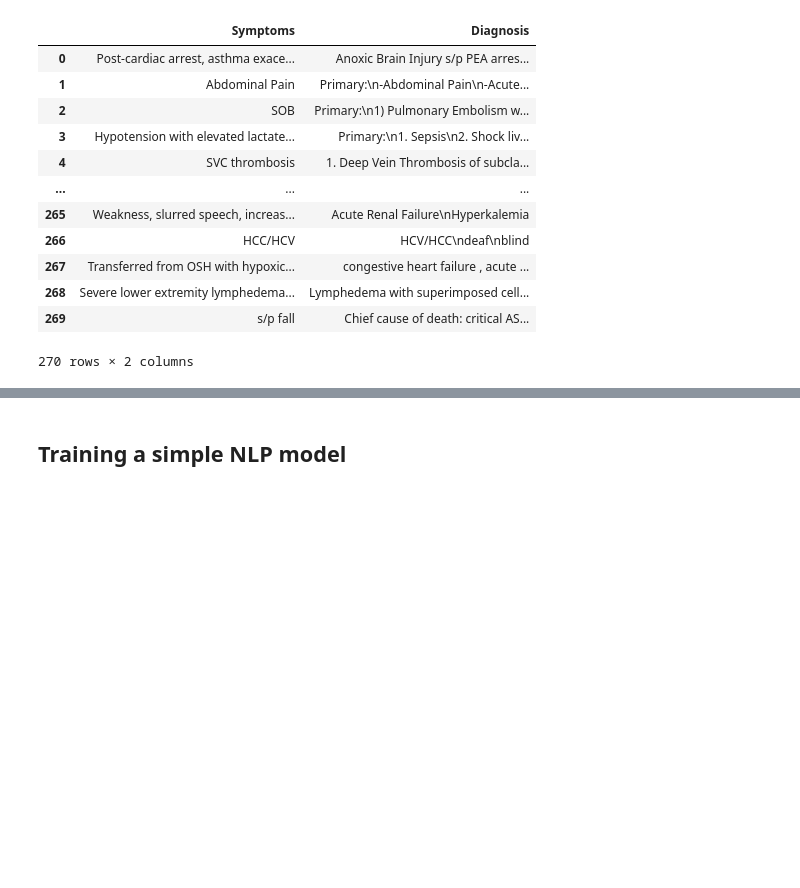
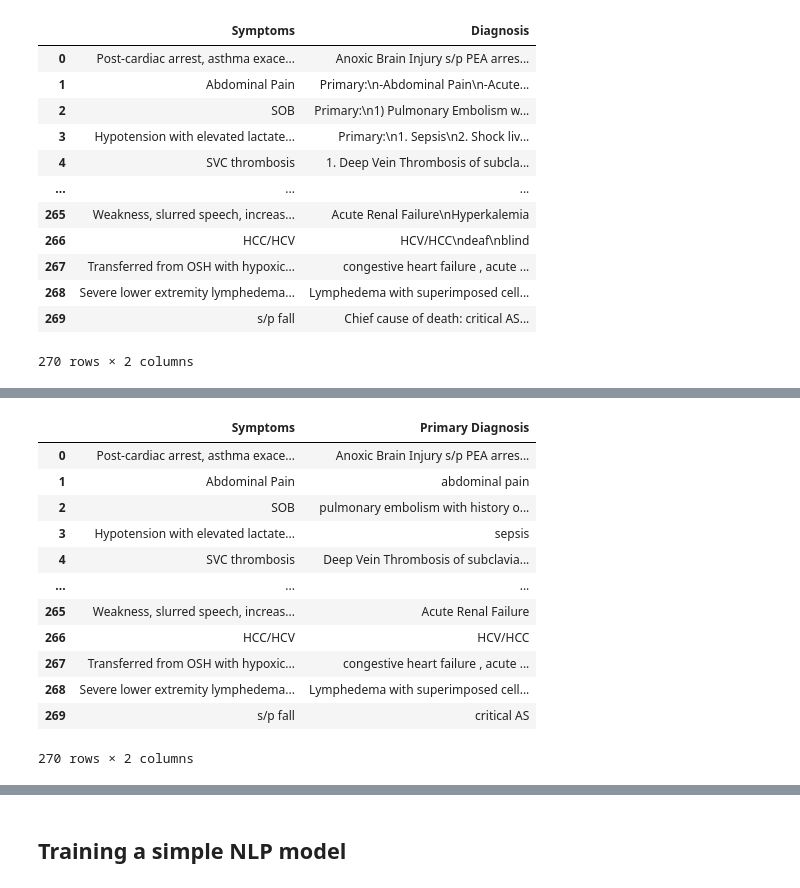
Before and after one commit to Shahzebimtiaz/action_learning_dsa3, a Jupyter notebook: notebooks/nlp-notebook.ipynb, the cells around one changed output, grey strips where cells are left out. Drawn from its saved outputs; the diff is of its cells as text; code cells hidden in the pictures; blank space fills up the shorter version.

Commit message:
updated data processing and gpt2 model

```diff
--- a/notebooks/nlp-notebook.ipynb
+++ b/notebooks/nlp-notebook.ipynb
@@ -15,7 +15,7 @@ def load_txt_files(directory):
 				txt_files.append(file.read())
 	return txt_files
 
-directory = '../Datasets/i2b2/training_20180910/training_20180910'
+directory = '../data/i2b2/training_20180910/training_20180910'
 txt_files = load_txt_files(directory)
 # %%
 def extract_sections(note):
@@ -81,0 +102,23 @@ df
+# %%
+def extract_primary_diagnosis(diagnosis):
+    diagnosis = diagnosis.strip()
+
+    if "Chief cause of death" in diagnosis:
+        primary_diagnosis = diagnosis.split("Chief cause of death:")[1].split('\n')[0].strip()
+    elif "primary diagnosis" in diagnosis.lower():
+        primary_diagnosis = diagnosis.lower().split("primary diagnosis")[1].strip(':').strip()
+    elif "primary:" in diagnosis.lower():
+        primary_section = diagnosis.lower().split("primary:")[1]
+        primary_diagnosis = primary_section.split('\n')[1].strip('-').strip()
+    elif "diagnosis:" in diagnosis.lower():
+        primary_diagnosis = diagnosis.lower().split("diagnosis:")[1].split('\n')[0].strip('-')
+        #primary_diagnosis = primary_section.split('\n')[1].strip('-').strip()
+    else:
+        primary_diagnosis = diagnosis.split('\n')[0].strip()
+
+	# remove numberings like 1., 2., 1), 2), ...
+    primary_diagnosis = re.sub(r'^\d+[\.\)]{1,2}\s*', '', primary_diagnosis)
+
+    return primary_diagnosis
+# %%
+df['Primary Diagnosis'] = df['Diagnosis'].apply(extract_primary_diagnosis)
@@ -81,0 +127,16 @@ df
+# %%
+df[['Symptoms', 'Primary Diagnosis']]
+# %% [output]
+|  | Symptoms | Primary Diagnosis |
+| 0 | Post-cardiac arrest, asthma exace... | Anoxic Brain Injury s/p PEA arres... |
+| 1 | Abdominal Pain | abdominal pain |
+| 2 | SOB | pulmonary embolism with history o... |
+| 3 | Hypotension with elevated lactate... | sepsis |
+| 4 | SVC thrombosis | Deep Vein Thrombosis of subclavia... |
+| ... | ... | ... |
+| 265 | Weakness, slurred speech, increas... | Acute Renal Failure |
+| 266 | HCC/HCV | HCV/HCC |
+| 267 | Transferred from OSH with hypoxic... | congestive heart failure , acute ... |
+| 268 | Severe lower extremity lymphedema... | Lymphedema with superimposed cell... |
+| 269 | s/p fall | critical AS |
+270 rows × 2 columns
```
Also changed, not shown: parts of 18 cells of this notebook.
